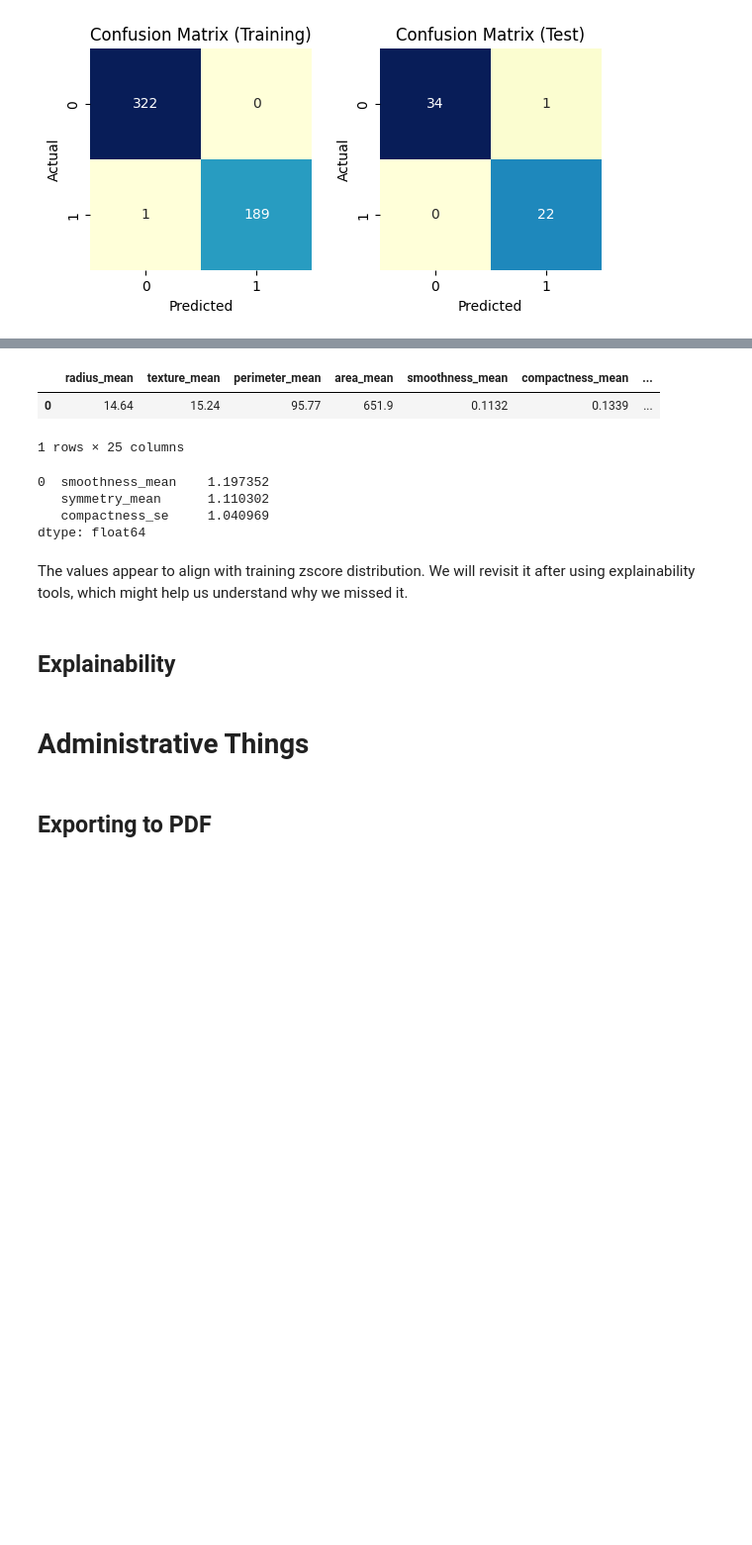
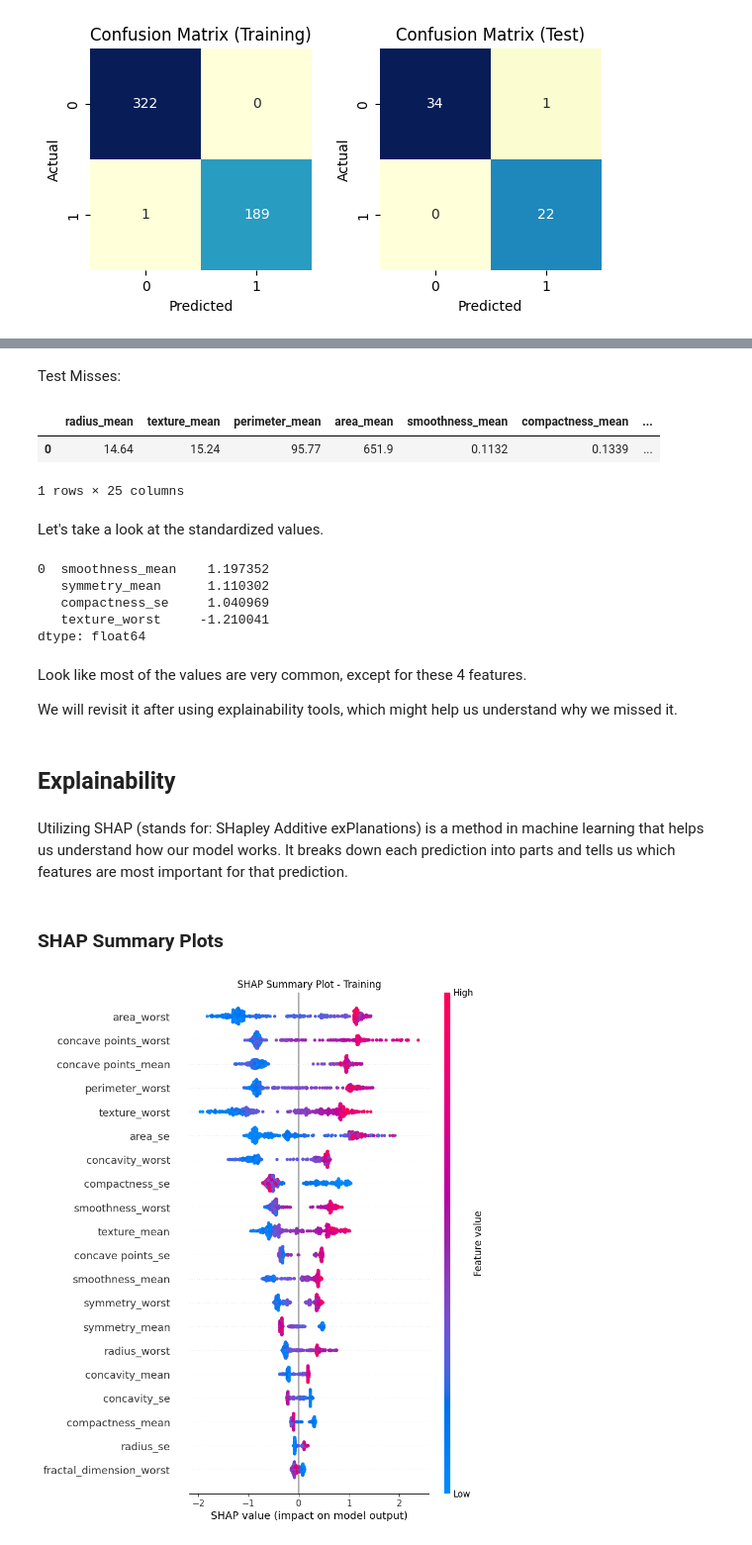
Before and after one commit to Haimzis/KaggleBreastCancerDetection, a Jupyter notebook: pipeline.ipynb, the cells around one changed output, grey strips where cells are left out. Shown at 99% size. Saved outputs shown, nothing was run; the diff lists cells and outputs as text; code cells hidden in the pictures; blank space fills up the shorter version.

```diff
--- a/pipeline.ipynb
+++ b/pipeline.ipynb
@@ -122,5 +122,5 @@ To: /content/TabularDS_project.ipynb
 # %%
-file_path = '/content/breast-cancer.csv'
+file_path = 'data/breast-cancer.csv'
 df = pd.read_csv(file_path)
 # %% [markdown]
 # Dataset Analysis
@@ -973,9 +920,21 @@ models_comparison_df = pd.read_csv(StringIO(comparison_df_text), sep=r'\s+')
+# %%
+base_dir = "skip_files"
+
+csv_path = os.path.join(base_dir, "models_comparison.csv")
+models_comparison_df = pd.read_csv(csv_path)
+
+json_path = os.path.join(base_dir, "best_configurations.json")
+with open(json_path, 'r') as json_file:
+    best_configurations_data = json.load(json_file)
+
+best_configurations = best_configurations_data["best_configurations"]
+best_cv_model = best_configurations_data["best_cv_model"]
 # %% [markdown]
 Run Hyper-Parameter fine-tuning for all the models
 # %%
 if not SKIP_MODELS_HYPERPARAMETERS_FINETUNE:
   # Run hyperparameters finetuning for our chosen models
-  metrics_results = [baseline_metrics[['Metric', 'Best_Fold_on_Test']]]
+  metrics_results = [baseline_metrics]
   best_configurations = {name: None for name in gs_conf.keys()}
   cv = StratifiedKFold(n_splits=10, shuffle=True, random_state=SEED)
 
@@ -991,8 +950,9 @@ if not SKIP_MODELS_HYPERPARAMETERS_FINETUNE:
 
   # compare to baseline model
   models_comparison_df = compare_models(metrics_results, ['Baseline'] + [f'GridSearch_{m_name}' for m_name in gs_conf])
-
-print(f'\n{best_cv_model} best given configuration was: {best_configurations[best_cv_model]}')
+  print(f'\nbest models configurations were: {best_configurations}')
+else:
+  print(f'\n{best_cv_model} best given configuration was: {best_configurations[best_cv_model]}')
 display(models_comparison_df)
 # %% [output]
 XGBoost best given configuration was: {'gamma': 0.22758468729670714, 'learning_rate': 0.03277228215633764, 'max_depth': 8, 'min_child_weight': 2.1459042606982752, 'n_estimators': 775, 'subsample': 0.7 ...
@@ -1104,2 +1075,4 @@ Lets take a look at the missed test sample.
+# %% [markdown]
+Test Misses:
 # %%
 test_predictions = model.predict(_X_test)
@@ -1110,25 +1083,25 @@ display(incorrect_predictions_samples)
 |  | radius_mean | texture_mean | perimeter_mean | area_mean | smoothness_mean | compactness_mean | ... |
 | 0 | 14.64 | 15.24 | 95.77 | 651.9 | 0.1132 | 0.1339 | ... |
 1 rows × 25 columns
+# %% [markdown]
+Let's take a look at the standardized values.
 # %%
 numerical_description = numerical_df.describe().drop('count', axis=0)
 numerical_description = numerical_description.apply(pd.to_numeric, errors='coerce')
-mean_std_description = numerical_description.loc[['mean', 'std']][incorrect_predictions_samples.columns]
+mean_std_description = numerical_description.loc[['mean', 'std']][incorrect_test_predictions_samples.columns]
 
-incorrect_predictions_samples_zscore = (incorrect_predictions_samples - mean_std_description.loc['mean']) / mean_std_description.loc['std']
-considerable_zscore = incorrect_predictions_samples_zscore.stack()[incorrect_predictions_samples_zscore.stack() > 1]
+incorrect_test_predictions_samples_zscore = (incorrect_test_predictions_samples - mean_std_description.loc['mean']) / mean_std_description.loc['std']
+considerable_zscore = incorrect_test_predictions_samples_zscore.stack()[abs(incorrect_test_predictions_samples_zscore).stack() > 1]
 considerable_zscore
 # %% [output]
 0  smoothness_mean    1.197352
    symmetry_mean      1.110302
    compactness_se     1.040969
+   texture_worst     -1.210041
 dtype: float64
 # %% [markdown]
-The values appear to align with training zscore distribution.
+Look like most of the values are very common, except for these 4 features.
+
 We will revisit it after using explainability tools, which might help us understand why we missed it.
 # %% [markdown]
 ## Explainability
-# %% [markdown]
-# Administrative Things
-# %% [markdown]
-## Exporting to PDF
@@ -1138,0 +1108,19 @@ We will revisit it after using explainability tools, which might help us underst
+# %% [markdown]
+Utilizing SHAP (stands for: SHapley Additive exPlanations) is a method in machine learning that helps us understand how our model works. It breaks down each prediction into parts and tells us which features are most important for that prediction.
+# %% [markdown]
+### SHAP Summary Plots
+# %%
+explainer = shap.Explainer(model)
+
+# Restore numpy to df
+_X_train_df = pd.DataFrame(_X_train, columns=df.columns.drop([ID, LABEL] + low_corr_features))
+_X_test_df = pd.DataFrame(_X_test, columns=df.columns.drop([ID, LABEL] + low_corr_features))
+
+shap_values_train = explainer.shap_values(_X_train_df)
+
+plt.figure(figsize=(9, 6))
+shap.summary_plot(shap_values_train, _X_train_df, plot_type='dot', show=False)
+plt.title("SHAP Summary Plot - Training")
+plt.show()
+# %% [output]
+[figure, added]
```
Also changed, not shown: parts of 36 cells of this notebook, 3 other files.
